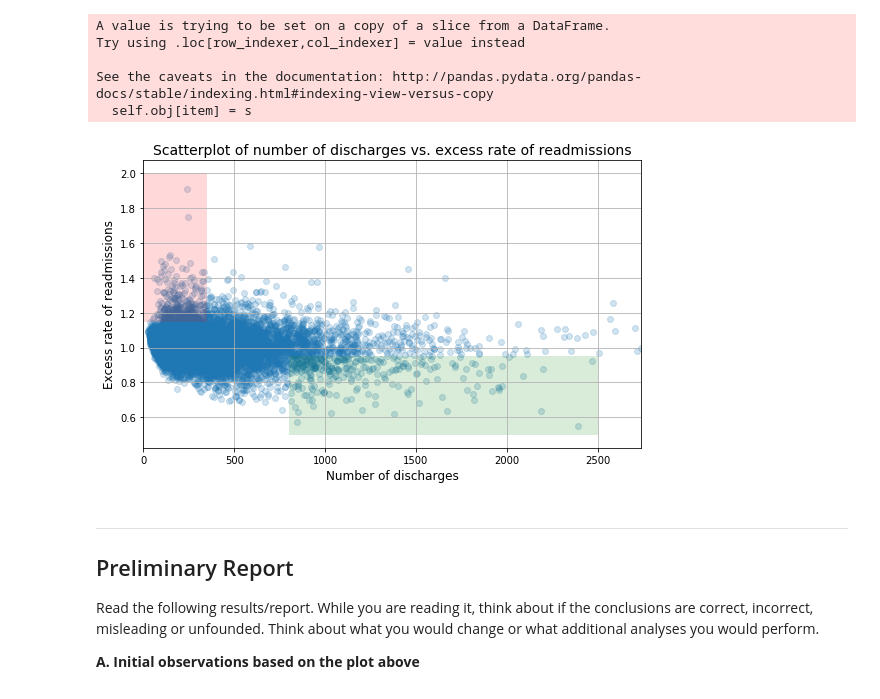
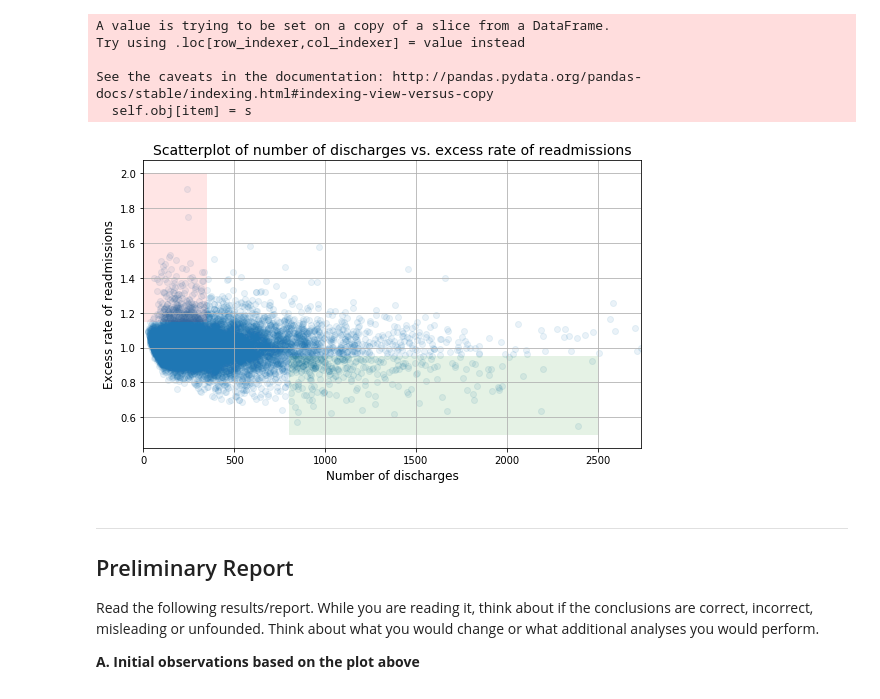
Before and after one commit to sittingman/springboardproj, a Jupyter notebook: hospital_readmit/sliderule_dsi_inferential_statistics_exercise_3.ipynb, the cells around one changed output. Drawn from its saved outputs; the diff is of its cells as text; code cells hidden in the pictures.

```diff
--- a/hospital_readmit/sliderule_dsi_inferential_statistics_exercise_3.ipynb
+++ b/hospital_readmit/sliderule_dsi_inferential_statistics_exercise_3.ipynb
@@ -46,24 +46,24 @@ See the caveats in the documentation: http://pandas.pydata.org/pandas-docs/stabl
 # %%
 # generate a scatterplot for number of discharges vs. excess rate of readmissions
 # lists work better with matplotlib scatterplot function
 x = [a for a in clean_hospital_read_df['Number of Discharges'][81:-3]]
 y = list(clean_hospital_read_df['Excess Readmission Ratio'][81:-3])
 
 fig, ax = plt.subplots(figsize=(8,5))
-ax.scatter(x, y,alpha=0.2)
+ax.scatter(x, y,alpha=0.09)
 
-ax.fill_between([0,350], 1.15, 2, facecolor='red', alpha = .15, interpolate=True)
-ax.fill_between([800,2500], .5, .95, facecolor='green', alpha = .15, interpolate=True)
+ax.fill_between([0,350], 1.15, 2, facecolor='red', alpha = .1, interpolate=True)
+ax.fill_between([800,2500], .5, .95, facecolor='green', alpha = .1, interpolate=True)
 
 ax.set_xlim([0, max(x)])
 ax.set_xlabel('Number of discharges', fontsize=12)
 ax.set_ylabel('Excess rate of readmissions', fontsize=12)
 ax.set_title('Scatterplot of number of discharges vs. excess rate of readmissions', fontsize=14)
 
 ax.grid(True)
 fig.tight_layout()
 # %% [output]
-[figure, old version]
+[figure, new version]
 # %% [markdown]
 ****
 
```
Also changed, not shown: parts of 24 cells of this notebook.
